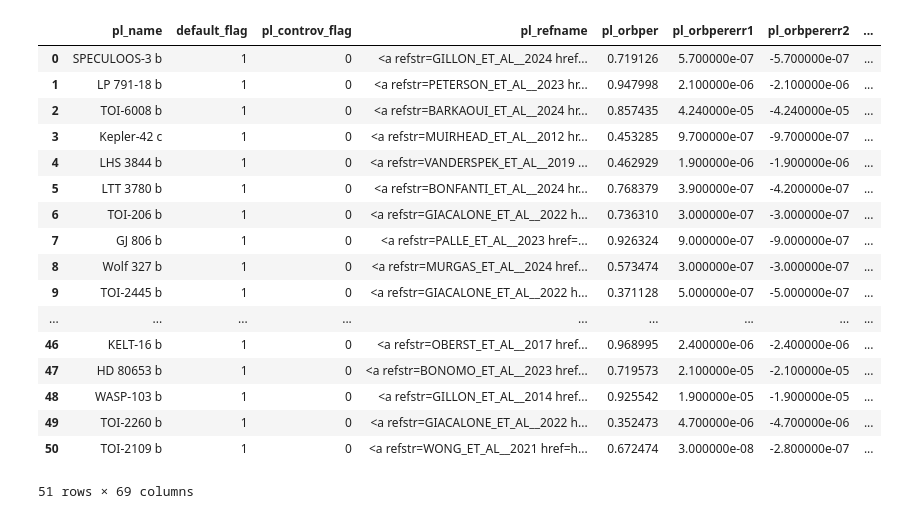
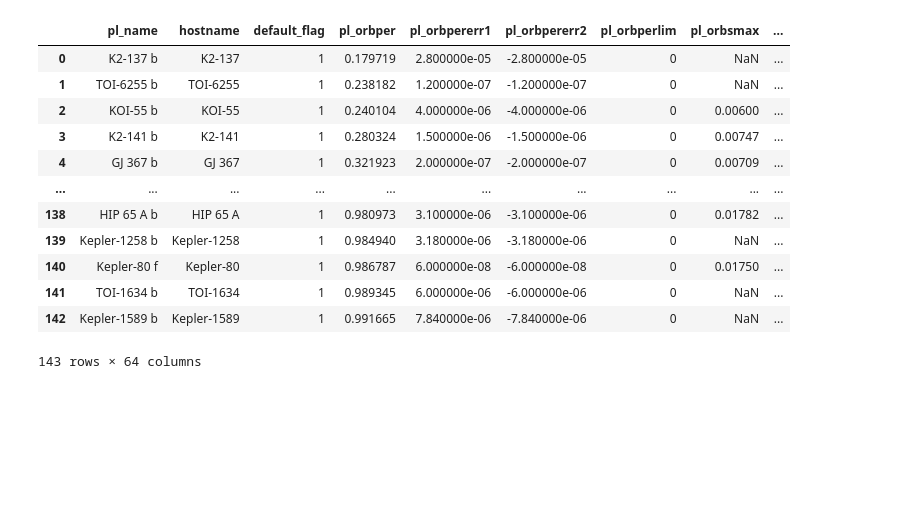
Before and after one commit to Kaya-Han-Tas/ExoMUSE, a Jupyter notebook: notebooks/toi2431-analysis/ESM Analysis Final.ipynb, the cells around one changed output. Saved outputs shown, nothing was run; the diff lists cells and outputs as text; code cells hidden in the pictures; blank space fills up the shorter version.

```diff
--- a/notebooks/toi2431-analysis/ESM Analysis Final.ipynb
+++ b/notebooks/toi2431-analysis/ESM Analysis Final.ipynb
@@ -40,25 +40,26 @@ rcParams['ytick.direction']='in'
 #InteractiveShell.ast_node_interactivity = "all"
 # %%
 #We read the datafile.
-df = pd.read_csv('../../data/toi2431_extra/ESMcleanUSP.csv', comment = "#")
+    #Period < 1 day
+    #Planet Radius = not null
+    #Stellar Effective Temperature = not null
+    #Stellar Radius = not null
+    #K Mag (2MASS) = not null
+
+df = pd.read_csv('../../data/toi2431_extra/ESM_USPs.csv', comment = "#")
 
 df
 # %% [output]
-|  | pl_name | default_flag | pl_controv_flag | pl_refname | pl_orbper | pl_orbpererr1 | pl_orbpererr2 | ... |
-| 0 | SPECULOOS-3 b | 1 | 0 | <a refstr=GILLON_ET_AL__2024 href... | 0.719126 | 5.700000e-07 | -5.700000e-07 | ... |
-| 1 | LP 791-18 b | 1 | 0 | <a refstr=PETERSON_ET_AL__2023 hr... | 0.947998 | 2.100000e-06 | -2.100000e-06 | ... |
-| 2 | TOI-6008 b | 1 | 0 | <a refstr=BARKAOUI_ET_AL__2024 hr... | 0.857435 | 4.240000e-05 | -4.240000e-05 | ... |
-| 3 | Kepler-42 c | 1 | 0 | <a refstr=MUIRHEAD_ET_AL__2012 hr... | 0.453285 | 9.700000e-07 | -9.700000e-07 | ... |
-| 4 | LHS 3844 b | 1 | 0 | <a refstr=VANDERSPEK_ET_AL__2019 ... | 0.462929 | 1.900000e-06 | -1.900000e-06 | ... |
-| 5 | LTT 3780 b | 1 | 0 | <a refstr=BONFANTI_ET_AL__2024 hr... | 0.768379 | 3.900000e-07 | -4.200000e-07 | ... |
-| 6 | TOI-206 b | 1 | 0 | <a refstr=GIACALONE_ET_AL__2022 h... | 0.736310 | 3.000000e-07 | -3.000000e-07 | ... |
-| 7 | GJ 806 b | 1 | 0 | <a refstr=PALLE_ET_AL__2023 href=... | 0.926324 | 9.000000e-07 | -9.000000e-07 | ... |
-| 8 | Wolf 327 b | 1 | 0 | <a refstr=MURGAS_ET_AL__2024 href... | 0.573474 | 3.000000e-07 | -3.000000e-07 | ... |
-| 9 | TOI-2445 b | 1 | 0 | <a refstr=GIACALONE_ET_AL__2022 h... | 0.371128 | 5.000000e-07 | -5.000000e-07 | ... |
-| ... | ... | ... | ... | ... | ... | ... | ... | ... |
-| 46 | KELT-16 b | 1 | 0 | <a refstr=OBERST_ET_AL__2017 href... | 0.968995 | 2.400000e-06 | -2.400000e-06 | ... |
-| 47 | HD 80653 b | 1 | 0 | <a refstr=BONOMO_ET_AL__2023 href... | 0.719573 | 2.100000e-05 | -2.100000e-05 | ... |
-| 48 | WASP-103 b | 1 | 0 | <a refstr=GILLON_ET_AL__2014 href... | 0.925542 | 1.900000e-05 | -1.900000e-05 | ... |
-| 49 | TOI-2260 b | 1 | 0 | <a refstr=GIACALONE_ET_AL__2022 h... | 0.352473 | 4.700000e-06 | -4.700000e-06 | ... |
-| 50 | TOI-2109 b | 1 | 0 | <a refstr=WONG_ET_AL__2021 href=h... | 0.672474 | 3.000000e-08 | -2.800000e-07 | ... |
+|  | pl_name | hostname | default_flag | pl_orbper | pl_orbpererr1 | pl_orbpererr2 | pl_orbperlim | pl_orbsmax | ... |
+| 0 | K2-137 b | K2-137 | 1 | 0.179719 | 2.800000e-05 | -2.800000e-05 | 0 | NaN | ... |
+| 1 | TOI-6255 b | TOI-6255 | 1 | 0.238182 | 1.200000e-07 | -1.200000e-07 | 0 | NaN | ... |
+| 2 | KOI-55 b | KOI-55 | 1 | 0.240104 | 4.000000e-06 | -4.000000e-06 | 0 | 0.00600 | ... |
+| 3 | K2-141 b | K2-141 | 1 | 0.280324 | 1.500000e-06 | -1.500000e-06 | 0 | 0.00747 | ... |
+| 4 | GJ 367 b | GJ 367 | 1 | 0.321923 | 2.000000e-07 | -2.000000e-07 | 0 | 0.00709 | ... |
+| ... | ... | ... | ... | ... | ... | ... | ... | ... | ... |
+| 138 | HIP 65 A b | HIP 65 A | 1 | 0.980973 | 3.100000e-06 | -3.100000e-06 | 0 | 0.01782 | ... |
+| 139 | Kepler-1258 b | Kepler-1258 | 1 | 0.984940 | 3.180000e-06 | -3.180000e-06 | 0 | NaN | ... |
+| 140 | Kepler-80 f | Kepler-80 | 1 | 0.986787 | 6.000000e-08 | -6.000000e-08 | 0 | 0.01750 | ... |
+| 141 | TOI-1634 b | TOI-1634 | 1 | 0.989345 | 6.000000e-06 | -6.000000e-06 | 0 | NaN | ... |
+| 142 | Kepler-1589 b | Kepler-1589 | 1 | 0.991665 | 7.840000e-06 | -7.840000e-06 | 0 | NaN | ... |
-51 rows × 69 columns
+143 rows × 64 columns
```
Also changed, not shown: parts of 13 cells of this notebook, 9 other files.
